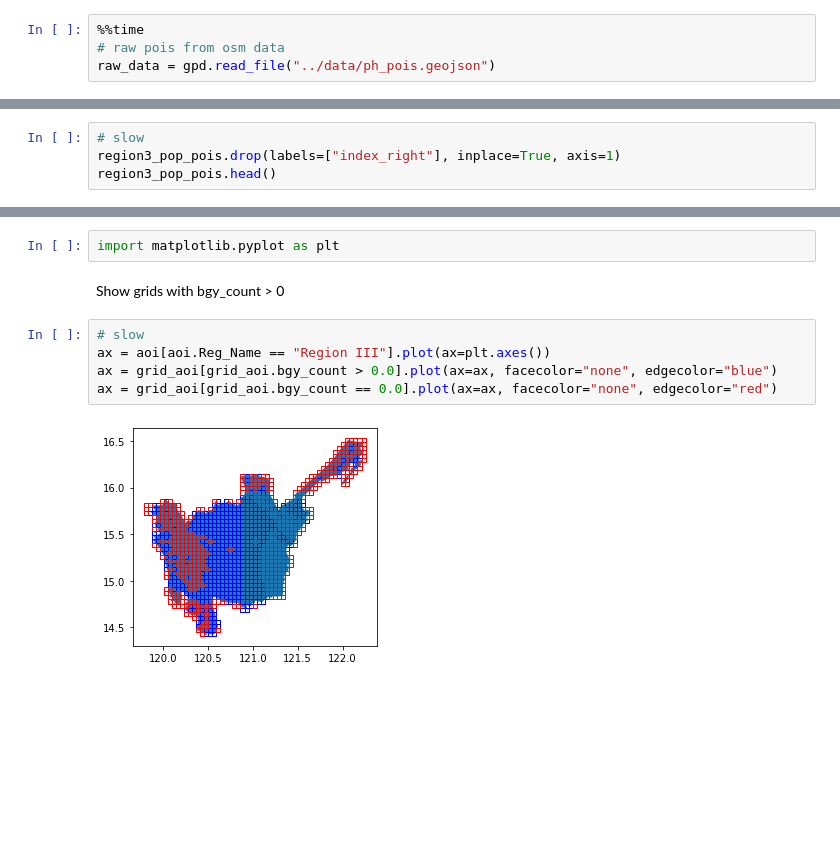
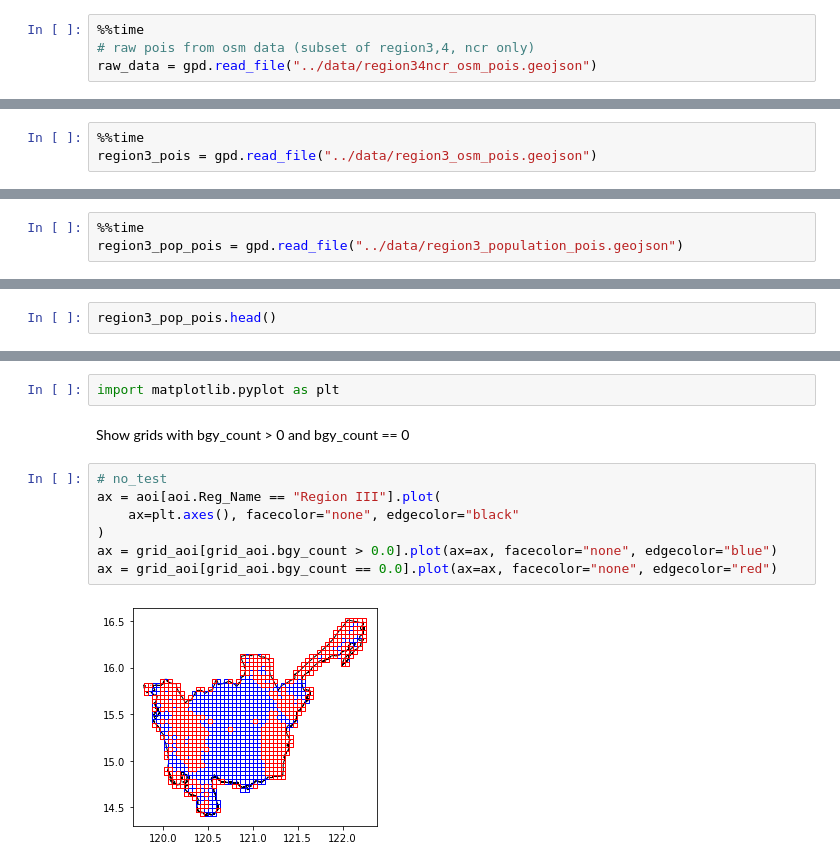
Before and after one commit to thinkingmachines/geowrangler, a Jupyter notebook: notebooks/tutorial.vector_zonal_stats.ipynb, the cells around one changed output, grey strips where cells are left out. Saved outputs shown, nothing was run; the diff lists cells and outputs as text; blank space fills up the shorter version.

```diff
--- a/notebooks/tutorial.vector_zonal_stats.ipynb
+++ b/notebooks/tutorial.vector_zonal_stats.ipynb
@@ -85,6 +87,6 @@ aoi
 | 2 | 040000000 | Region IV-A | Calabarzon | MULTIPOLYGON (((122.72165 13.3648... |
 # %%
 %%time
-# raw pois from osm data
-raw_data = gpd.read_file("../data/ph_pois.geojson")
+# raw pois from osm data (subset of region3,4, ncr only)
+raw_data = gpd.read_file("../data/region34ncr_osm_pois.geojson")
 # %% [output]
@@ -204,0 +196,3 @@ Wall time: 7.88 s
+# %%
+%%time
+region3_pois = gpd.read_file("../data/region3_osm_pois.geojson")
@@ -375,0 +385,3 @@ Wall time: 19.9 s
+# %%
+%%time
+region3_pop_pois = gpd.read_file("../data/region3_population_pois.geojson")
@@ -376,6 +391,4 @@ Wall time: 19.9 s
 # %%
-# slow
-region3_pop_pois.drop(labels=["index_right"], inplace=True, axis=1)
 region3_pop_pois.head()
 # %% [output]
 |  | BARANGAY_CODE | population | men | women | children_under_five | youth_15_24 | women_of_reproductive_age_15_49 | ... |
@@ -448,11 +493,13 @@ grid_aoi.head()
 # %%
 import matplotlib.pyplot as plt
 # %% [markdown]
-Show grids with bgy_count > 0
+Show grids with bgy_count > 0 and bgy_count == 0
 # %%
-# slow
-ax = aoi[aoi.Reg_Name == "Region III"].plot(ax=plt.axes())
+# no_test
+ax = aoi[aoi.Reg_Name == "Region III"].plot(
+    ax=plt.axes(), facecolor="none", edgecolor="black"
+)
 ax = grid_aoi[grid_aoi.bgy_count > 0.0].plot(ax=ax, facecolor="none", edgecolor="blue")
 ax = grid_aoi[grid_aoi.bgy_count == 0.0].plot(ax=ax, facecolor="none", edgecolor="red")
 # %% [output]
-[figure, old version]
+[figure, new version]
```
Also changed, not shown: parts of 31 cells of this notebook.
